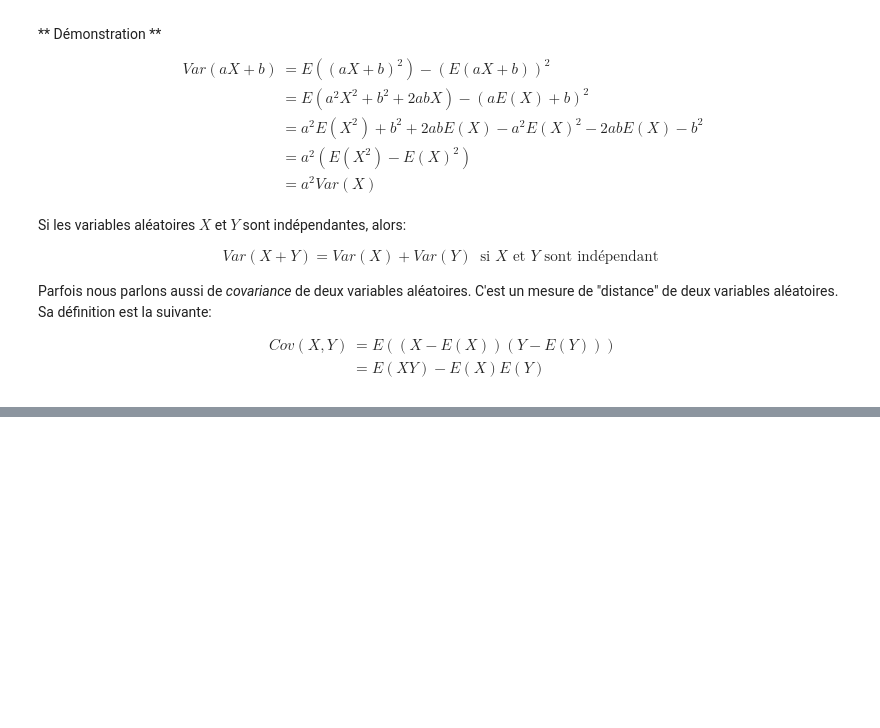
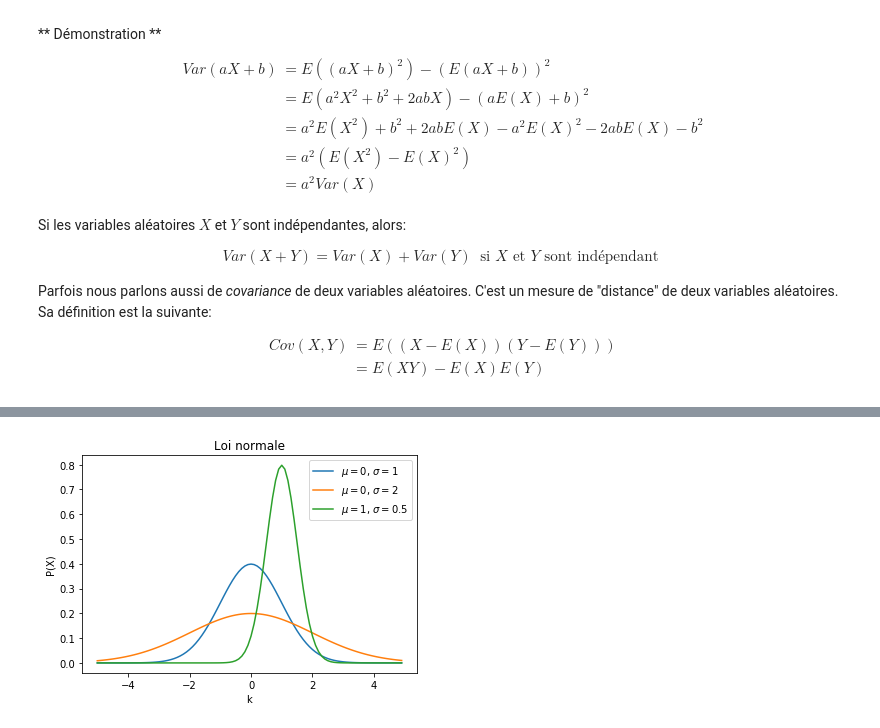
Before and after one commit to manueldeval/nn-course, a Jupyter notebook: src/Probabilites.ipynb, the cells around one changed output, grey strips where cells are left out. Cells and saved outputs as stored; diff of their text form; code cells hidden in the pictures; blank space fills up the shorter version.

```diff
--- a/src/Probabilites.ipynb
+++ b/src/Probabilites.ipynb
@@ -390,0 +455,21 @@ Cov(X,Y) &= E( (X - E(X))(Y - E(Y)) ) \\
+# %%
+from matplotlib import pyplot as plt
+from scipy.stats import norm
+import numpy as np
+
+x = np.arange(-5, 5,0.10)
+
+dist1 = norm(0,1)
+dist2 = norm(0,2)
+dist3 = norm(1,0.5)
+
+g1, = plt.plot(x,dist1.pdf(x), label="$\mu = 0$, $\sigma = 1$")
+g2, = plt.plot(x,dist2.pdf(x), label="$\mu = 0$, $\sigma = 2$")
+g3, = plt.plot(x,dist3.pdf(x), label="$\mu = 1$, $\sigma = 0.5$")
+plt.legend(handles=[g1,g2,g3])
+plt.xlabel('k')
+plt.ylabel('P(X)')
+plt.title("Loi normale");
+plt.show()
+# %% [output]
+[figure, added]
```
Also changed, not shown: parts of 5 cells of this notebook.
